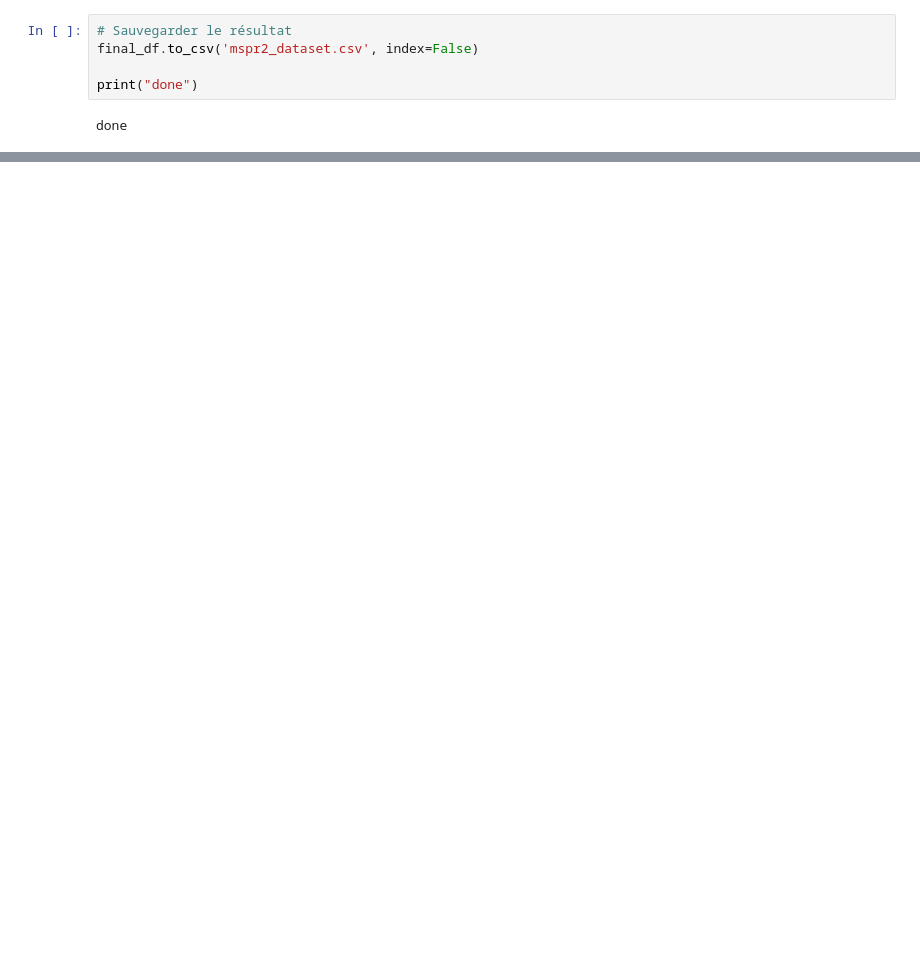
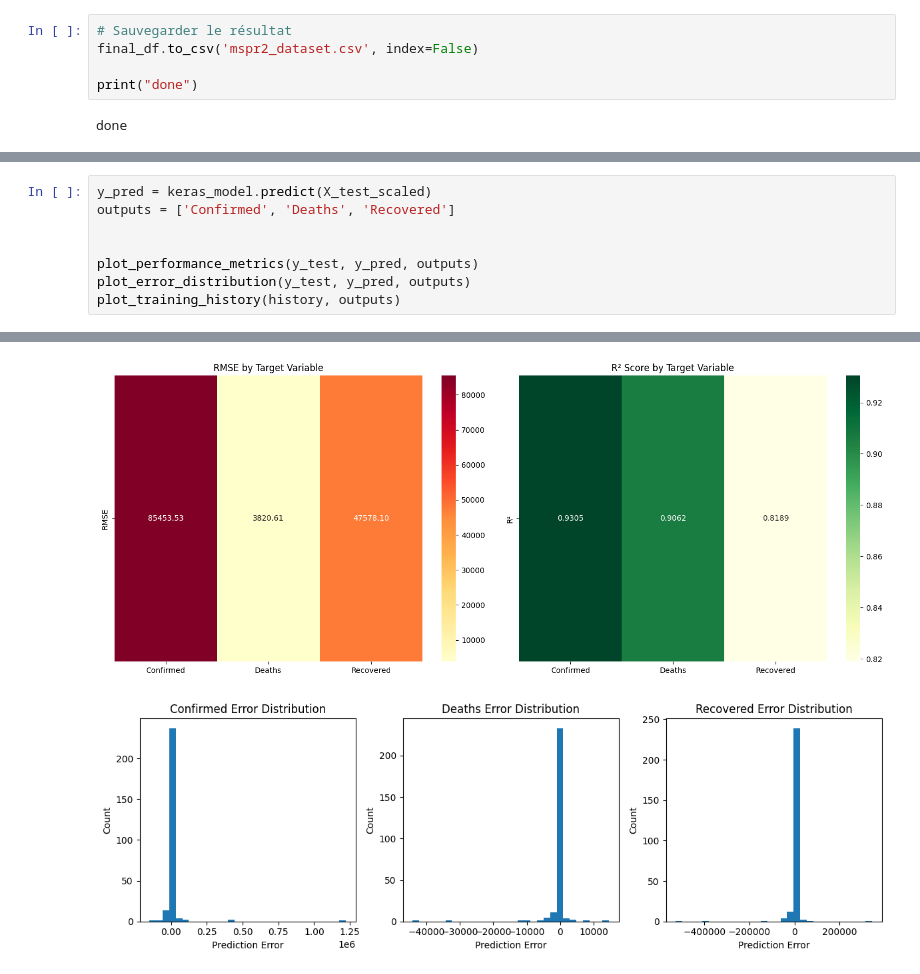
Before and after one commit to Boitapain/MSPR-2, a Jupyter notebook: app/notebook/Modeling.ipynb, the cells around one changed output, grey strips where cells are left out. Cells and saved outputs as stored; diff of their text form; blank space fills up the shorter version.

```diff
--- a/app/notebook/Modeling.ipynb
+++ b/app/notebook/Modeling.ipynb
@@ -311,0 +586,9 @@ done
+# %%
+y_pred = keras_model.predict(X_test_scaled)
+outputs = ['Confirmed', 'Deaths', 'Recovered']
+
+
+plot_performance_metrics(y_test, y_pred, outputs)
+plot_error_distribution(y_test, y_pred, outputs)
+plot_training_history(history, outputs)
+# %% [output]
@@ -311,0 +596,2 @@ done
+[figure, added]
+[figure, added]
```
Also changed, not shown: parts of 11 cells of this notebook, 1 other file.
